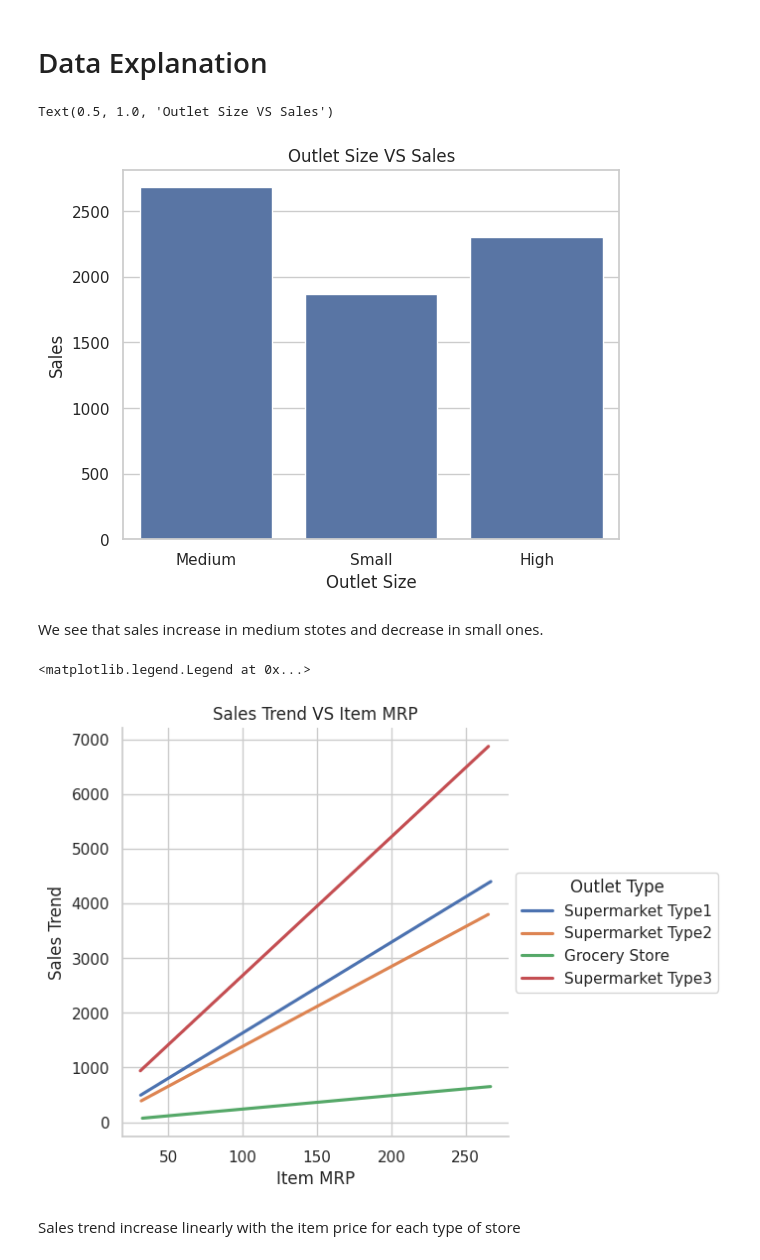
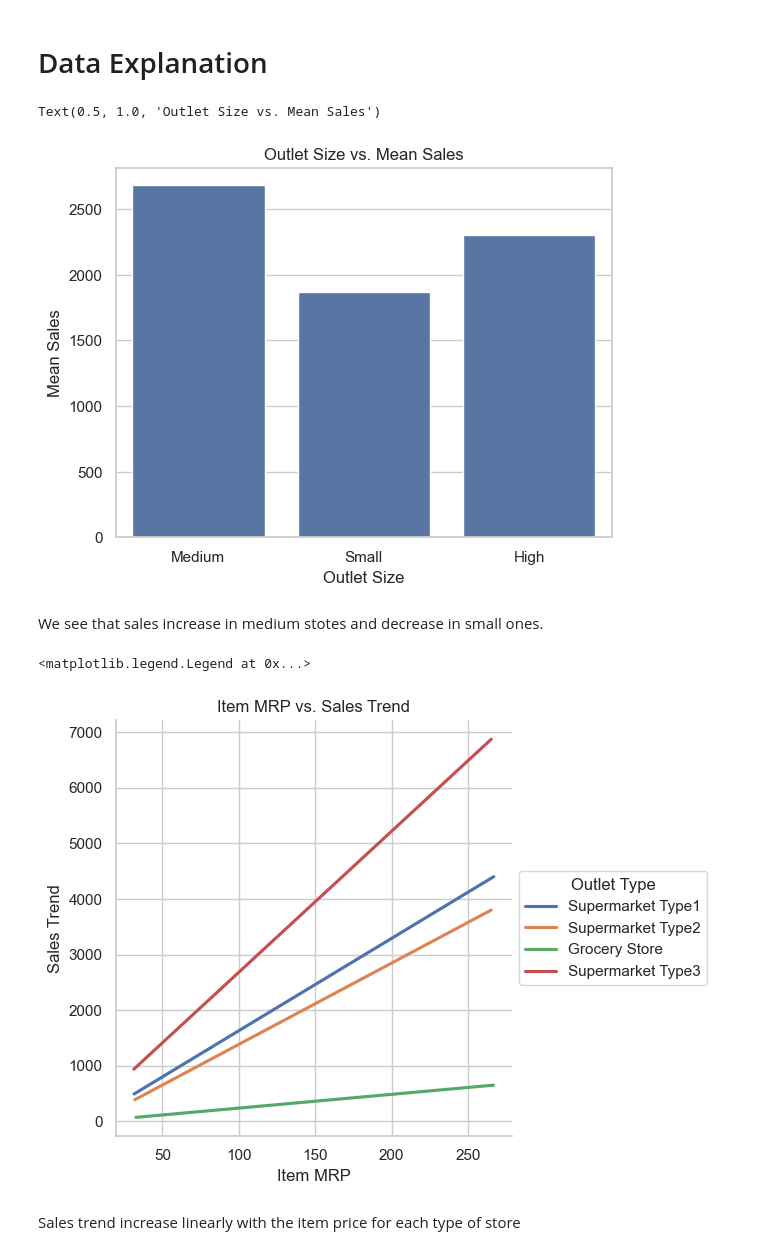
Before and after one commit to Mahdi-Kriaa/Big_Mart_Sales_Prediction, a Jupyter notebook: big_mart_sales_prediction.ipynb, the cells around one changed output. Cells and saved outputs as stored; diff of their text form; code cells hidden in the pictures.

```diff
--- a/big_mart_sales_prediction.ipynb
+++ b/big_mart_sales_prediction.ipynb
@@ -253,11 +250,11 @@ There is no correlation between each pair of numerical features and target
 # %%
 sns.barplot(data=df_sales, x="Outlet_Size", y="Item_Outlet_Sales", errorbar=None)
 plt.xlabel("Outlet Size")
-plt.ylabel("Sales")
-plt.title("Outlet Size VS Sales")
+plt.ylabel("Mean Sales")
+plt.title("Outlet Size vs. Mean Sales")
 # %% [output]
-Text(0.5, 1.0, 'Outlet Size VS Sales')
+Text(0.5, 1.0, 'Outlet Size vs. Mean Sales')
-[figure, old version]
+[figure, new version]
 # %% [markdown]
 We see that sales increase in medium stotes and decrease in small ones.
 # %%
@@ -265,11 +262,11 @@ ax = sns.lmplot(data=df_sales, x="Item_MRP", y="Item_Outlet_Sales", hue="Outlet_
                 legend=False, scatter=False, ci=None)
 plt.xlabel("Item MRP")
 plt.ylabel("Sales Trend")
-plt.title("Sales Trend VS Item MRP")
+plt.title("Item MRP vs. Sales Trend")
 plt.legend(title= "Outlet Type", loc='center left', bbox_to_anchor=(1, 0.5))
 # %% [output]
 <matplotlib.legend.Legend at 0x...>
-[figure, old version]
+[figure, new version]
 # %% [markdown]
 Sales trend increase linearly with the item price for each type of store
 # %% [markdown]
```
Also changed, not shown: parts of 4 cells of this notebook, 3 other files.
